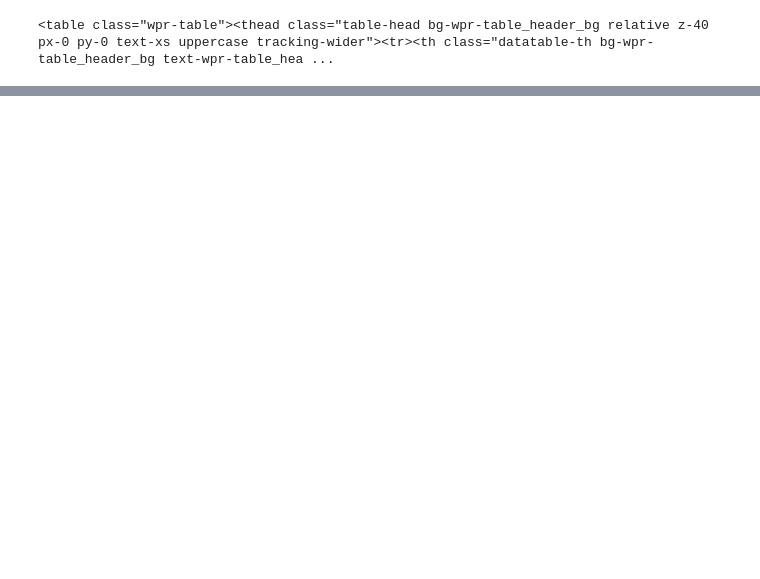
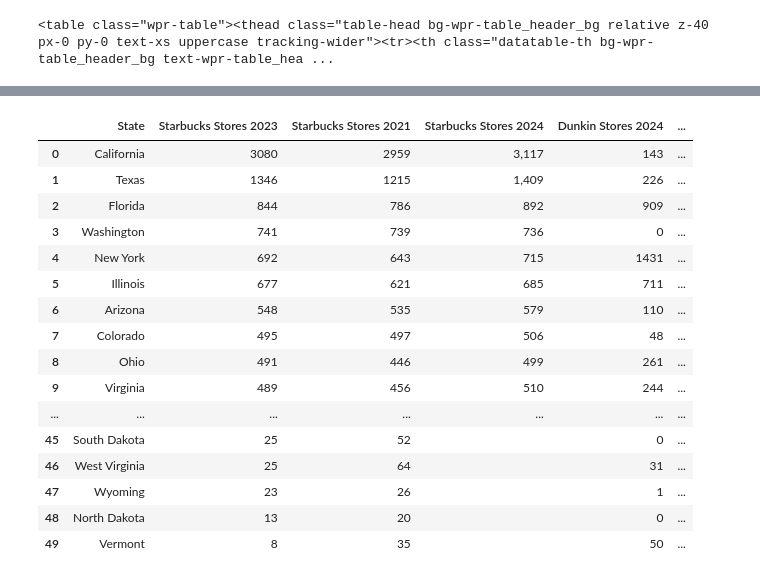
Before and after one commit to smilburn529/Lab-4, a Jupyter notebook: Lab-4.ipynb, the cells around one changed output, grey strips where cells are left out. Drawn from its saved outputs; the diff is of its cells as text; code cells hidden in the pictures; blank space fills up the shorter version.

```diff
--- a/Lab-4.ipynb
+++ b/Lab-4.ipynb
@@ -93,0 +141,56 @@ pd.DataFrame(starbs)
+# %%
+merged_data2["Starbucks_Stock"] = 96
+merged_data2["Dunkin_Stock"] = 106
+# %%
+regions = pd.DataFrame({
+    'State': [
+        'Alabama', 'Alaska', 'Arizona', 'Arkansas', 'California', 'Colorado',
+        'Connecticut', 'Delaware', 'Florida', 'Georgia', 'Hawaii', 'Idaho',
+        'Illinois', 'Indiana', 'Iowa', 'Kansas', 'Kentucky', 'Louisiana',
+        'Maine', 'Maryland', 'Massachusetts', 'Michigan', 'Minnesota',
+        'Mississippi', 'Missouri', 'Montana', 'Nebraska', 'Nevada',
+        'New Hampshire', 'New Jersey', 'New Mexico', 'New York',
+        'North Carolina', 'North Dakota', 'Ohio', 'Oklahoma', 'Oregon',
+        'Pennsylvania', 'Rhode Island', 'South Carolina', 'South Dakota',
+        'Tennessee', 'Texas', 'Utah', 'Vermont', 'Virginia', 'Washington',
+        'West Virginia', 'Wisconsin', 'Wyoming'
+    ],
+    'Region': [
+        'South', 'West', 'West', 'South', 'West', 'West', 'Northeast',
+        'South', 'South', 'South', 'West', 'West', 'Midwest', 'Midwest',
+        'Midwest', 'Midwest', 'South', 'South', 'Northeast', 'South',
+        'Northeast', 'Midwest', 'Midwest', 'South', 'Midwest', 'West',
+        'Midwest', 'West', 'Northeast', 'Northeast', 'West', 'Northeast',
+        'South', 'Midwest', 'Midwest', 'South', 'West', 'Northeast',
+        'Northeast', 'South', 'Midwest', 'South', 'South', 'West',
+        'Northeast', 'South', 'West', 'South', 'Midwest', 'West'
+    ]
+})
+# %%
+merged_data3 = pd.merge(merged_data2, regions, on='State')
+# %%
+merged_data3['Starbucks Stores 2023'] = merged_data3['Starbucks Stores 2023'].str.replace(',', '').astype(int)
+merged_data3['Starbucks Stores 2021'] = merged_data3['Starbucks Stores 2021'].str.replace(',', '').astype(int)
+merged_data3['Dunkin Stores 2024'] = merged_data3['Dunkin Stores 2024'].str.replace(',', '').astype(int)
+merged_data3['Dunkin Stores 2023'] = merged_data3['Dunkin Stores 2023'].str.replace(',', '').astype(int)
+merged_data3['Population'] = merged_data3['Population'].str.replace(',', '').astype(int)
+# %%
+merged_data3
+# %% [output]
+|  | State | Starbucks Stores 2023 | Starbucks Stores 2021 | Starbucks Stores 2024 | Dunkin Stores 2024 | ... |
+| 0 | California | 3080 | 2959 | 3,117 | 143 | ... |
+| 1 | Texas | 1346 | 1215 | 1,409 | 226 | ... |
+| 2 | Florida | 844 | 786 | 892 | 909 | ... |
+| 3 | Washington | 741 | 739 | 736 | 0 | ... |
+| 4 | New York | 692 | 643 | 715 | 1431 | ... |
+| 5 | Illinois | 677 | 621 | 685 | 711 | ... |
+| 6 | Arizona | 548 | 535 | 579 | 110 | ... |
+| 7 | Colorado | 495 | 497 | 506 | 48 | ... |
+| 8 | Ohio | 491 | 446 | 499 | 261 | ... |
+| 9 | Virginia | 489 | 456 | 510 | 244 | ... |
+| ... | ... | ... | ... | ... | ... | ... |
+| 45 | South Dakota | 25 | 52 |  | 0 | ... |
+| 46 | West Virginia | 25 | 64 |  | 31 | ... |
+| 47 | Wyoming | 23 | 26 |  | 1 | ... |
+| 48 | North Dakota | 13 | 20 |  | 0 | ... |
+| 49 | Vermont | 8 | 35 |  | 50 | ... |
```
Also changed, not shown: parts of 23 cells of this notebook.
